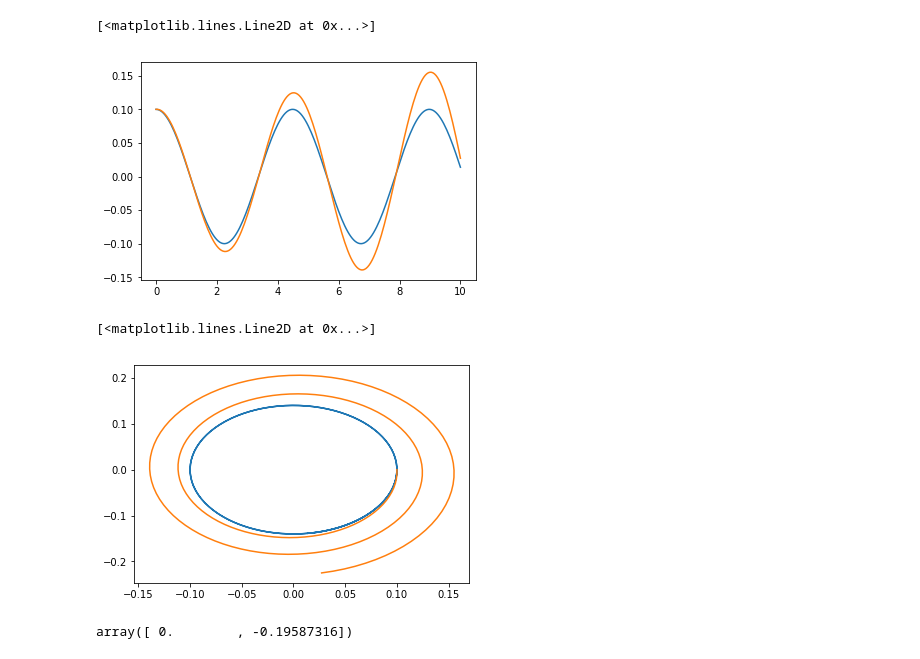
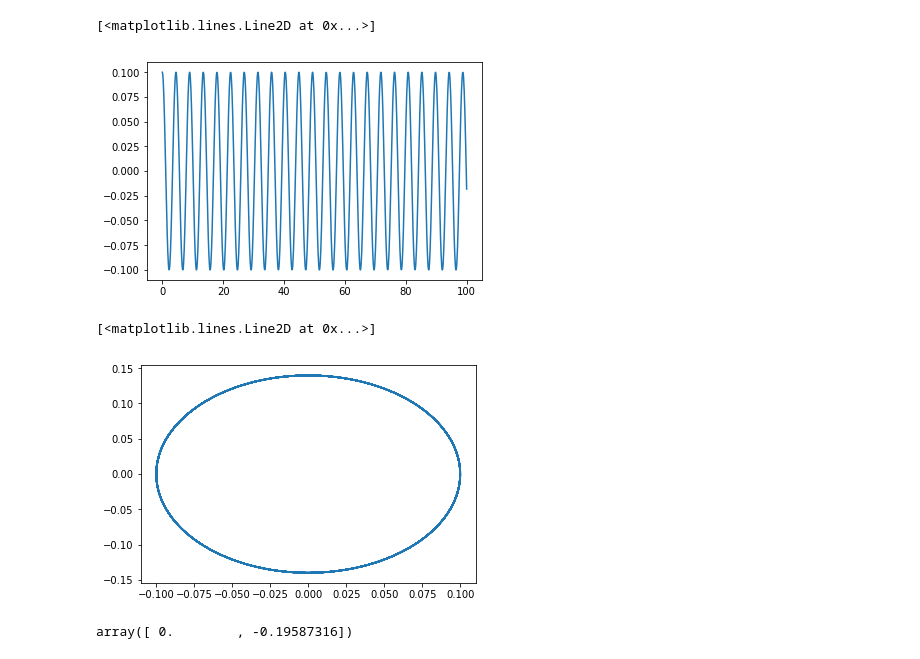
Before and after one commit to jarndejong/numerical_pendulum, a Jupyter notebook: Simple_pendulum_tests.ipynb, the cells around one changed output. Cells and saved outputs as stored; diff of their text form; code cells hidden in the pictures.

```diff
--- a/Simple_pendulum_tests.ipynb
+++ b/Simple_pendulum_tests.ipynb
@@ -16,9 +16,9 @@ g = 9.81 # m/s^2
 
 ## Set simulation parameters
 # Define the timestep
-dt = 0.05
+dt = 0.1
 # Define the total time of the simulation
-t_tot = 10 # sec
+t_tot = 100 # sec
 
 ## Give initial values
 th_init = 0.1 # rad
@@ -27,19 +27,19 @@ v_init = 0 # rad/s
 f = DE.f_simple_pend(m,l,g)
 
 y_all, t_vect = DE.solveDE_RK4(f, y_init = [th_init, v_init], dt = dt, nr_of_DE = 2, t_tot = t_tot)
-y_all_Eu, t_vect = DE.solveDE_Euler(f, y_init = [th_init, v_init], dt = dt, nr_of_DE = 2, t_tot = t_tot)
+#y_all_Eu, t_vect = DE.solveDE_Euler(f, y_init = [th_init, v_init], dt = dt, nr_of_DE = 2, t_tot = t_tot)
 # %%
 plt.plot(t_vect,y_all[0,:])
-plt.plot(t_vect,y_all_Eu[0,:])
+#plt.plot(t_vect,y_all_Eu[0,:])
 # %% [output]
 [<matplotlib.lines.Line2D at 0x...>]
-[figure, old version]
+[figure, new version]
 # %%
 plt.plot(y_all[0,:],y_all[1,:])
-plt.plot(y_all_Eu[0,:],y_all_Eu[1,:])
+#plt.plot(y_all_Eu[0,:],y_all_Eu[1,:])
 # %% [output]
 [<matplotlib.lines.Line2D at 0x...>]
-[figure, old version]
+[figure, new version]
 # %%
 f([th_init, v_init])
 # %% [output]
```
Also changed, not shown: 2 other files.
